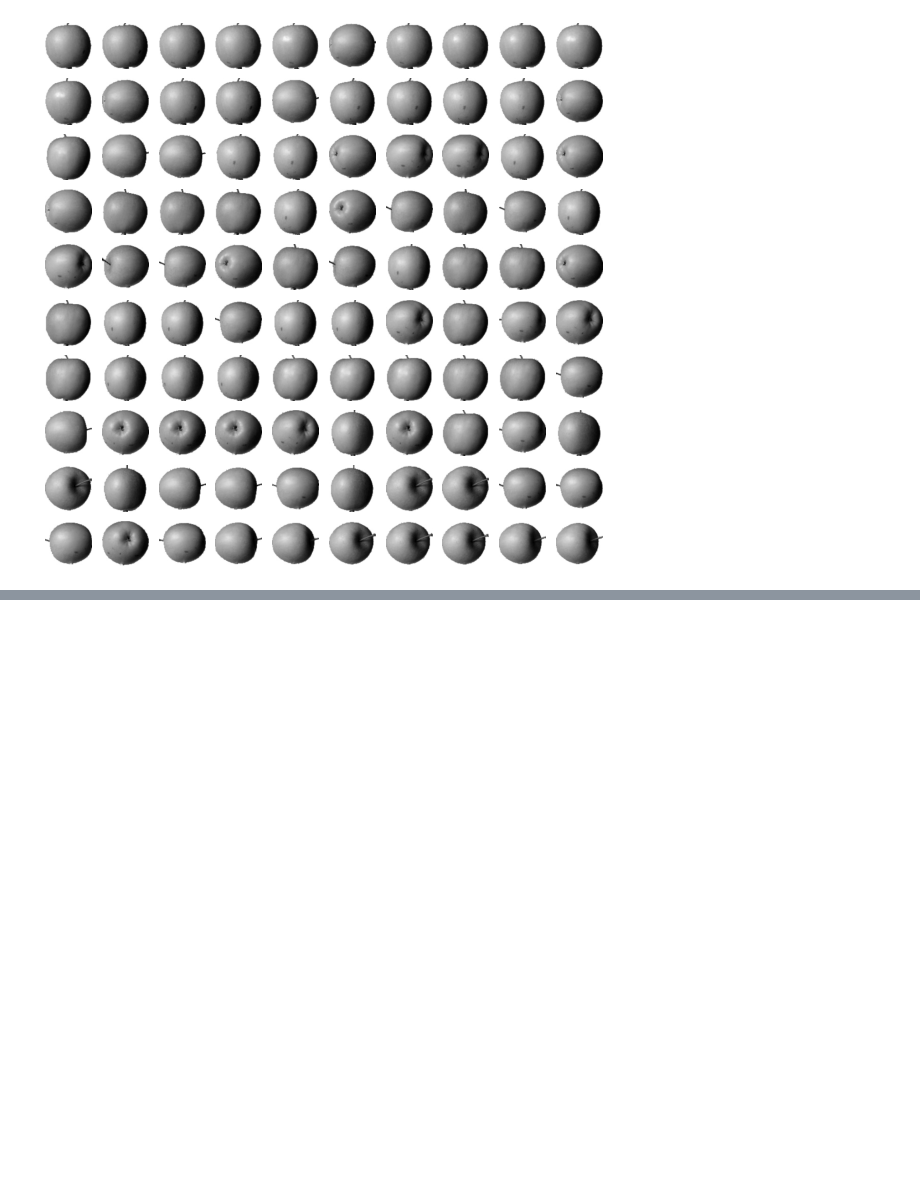
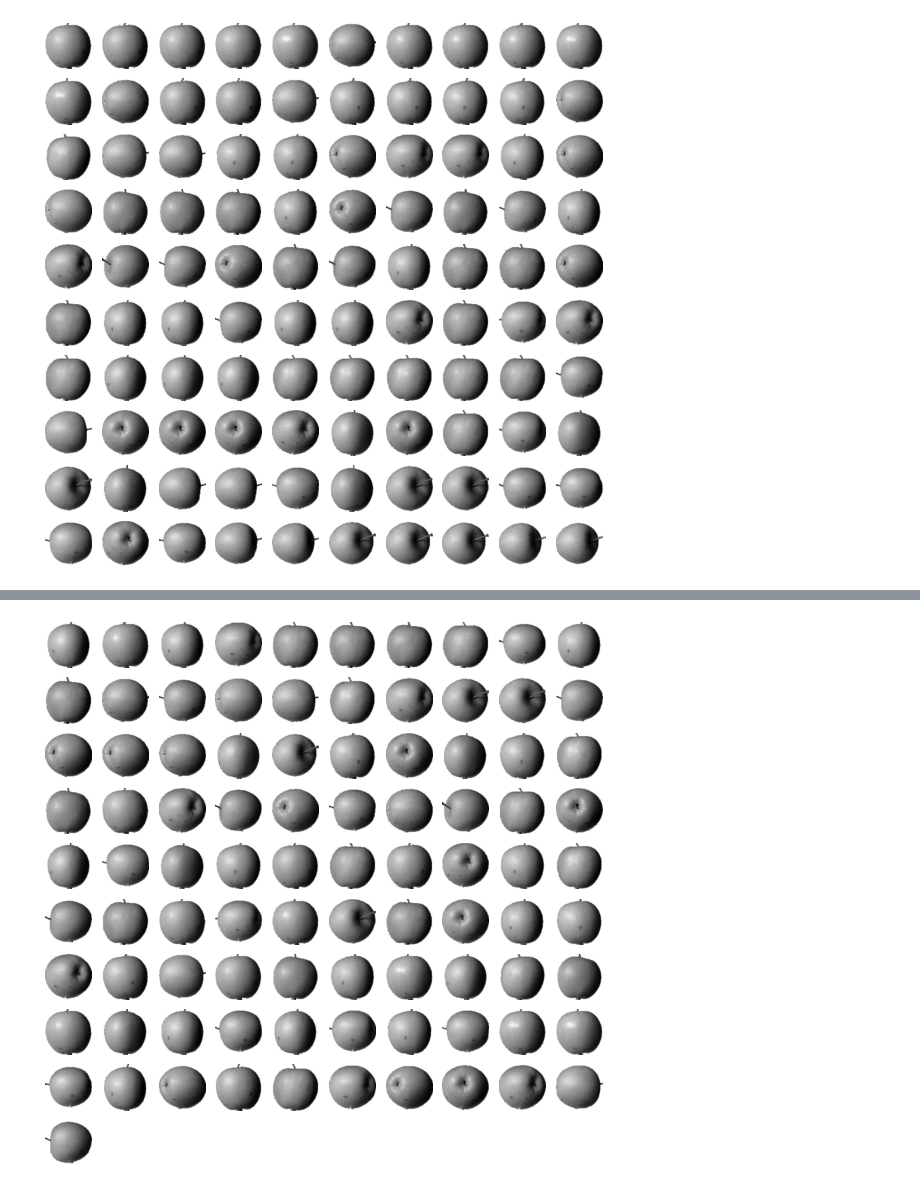
Before and after one commit to bravo-jino/Data-Science-Training, a Jupyter notebook: by_myself_ML&DL.ipynb, the cells around one changed output, grey strips where cells are left out. Cells and saved outputs as stored; diff of their text form; code cells hidden in the pictures; blank space fills up the shorter version.

```diff
--- a/by_myself_ML&DL.ipynb
+++ b/by_myself_ML&DL.ipynb
@@ -1870,0 +1961,5 @@ plt.show()
+# %%
+#사과
+draw_fruits(fruits[km.labels_==2])
+# %% [output]
+[figure, added]
```
Also changed, not shown: parts of 19 cells of this notebook.
